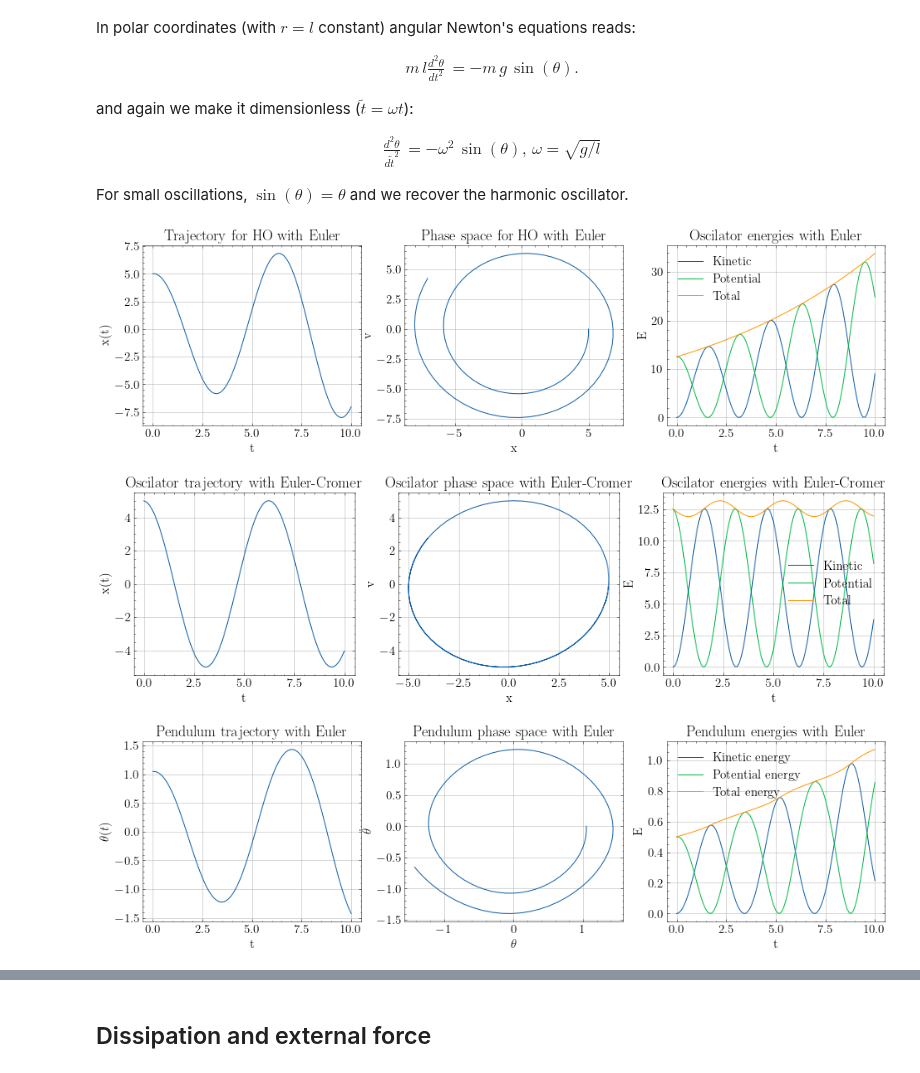
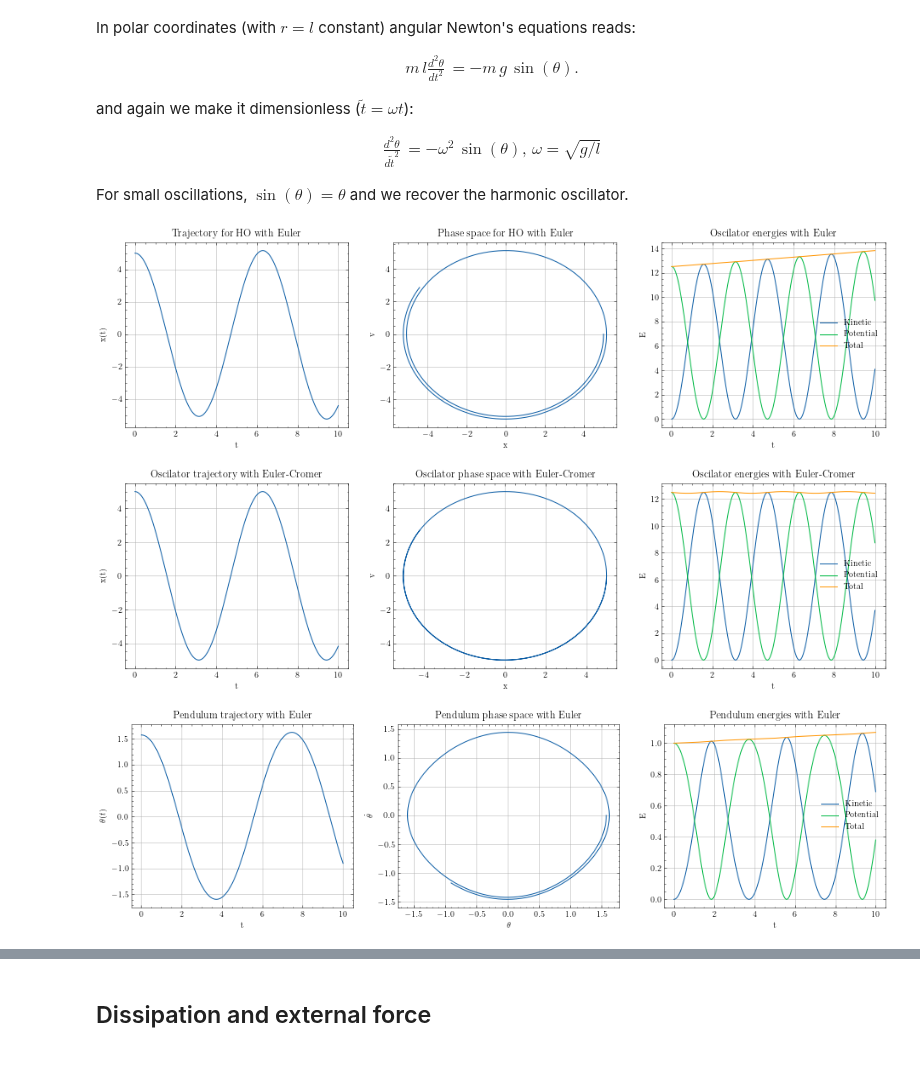
Before and after one commit to franklinzppa/fisica-computacional, a Jupyter notebook: week3.ipynb, the cells around one changed output, grey strips where cells are left out. Drawn from its saved outputs; the diff is of its cells as text; code cells hidden in the pictures.

```diff
--- a/week3.ipynb
+++ b/week3.ipynb
@@ -105,7 +105,7 @@ def energies_pend(x, v):
 # %%
 # Simple harmonic motion with Euler
 
-dt = 0.1
+dt = 0.01
 t = np.arange(0, 10.0 + dt, dt)
 m = 1.0
 k = 1.0
@@ -119,34 +119,34 @@ ke, pe, me = energies_osc(x,v)
 # Plotting
 
 plt.figure(figsize=(16,4))
 
 plt.subplot(1,3,1)
 plt.plot(t, x)
 plt.xlabel('t')
 plt.ylabel('x(t)')
 plt.title('Trajectory for HO with Euler')
 plt.grid()
 
 plt.subplot(1,3,2)
 plt.plot(x, v)
 plt.xlabel('x')
 plt.ylabel('v')
 plt.title('Phase space for HO with Euler')
 plt.grid()
 
 plt.subplot(1,3,3)
 plt.plot(t/omega_osc, ke, label='Kinetic')
 plt.plot(t/omega_osc, pe, label='Potential')
 plt.plot(t/omega_osc, me, label='Total')
 plt.xlabel('t')
 plt.ylabel('E')
 plt.title('Oscilator energies with Euler')
 plt.legend()
 plt.grid()
 
 plt.show()
 # %% [output]
-[figure, old version]
+[figure, new version]
 # %%
 # Simple harmonic motion with Euler-Cromer
 
@@ -182,11 +182,11 @@ plt.grid()
 
 plt.show()
 # %% [output]
-[figure, old version]
+[figure, new version]
 # %%
 # Pendulum with Euler
 
-initials = (np.pi/3, 0.0)
+initials = (np.pi/2, 0.0)
 g = 9.81
 l = 9.81
 omega_pend = np.sqrt(g/l)
@@ -222,7 +222,7 @@ plt.grid()
 
 plt.show()
 # %% [output]
-[figure, old version]
+[figure, new version]
 # %%
 # Pendulum with Euler-Cromer
 
```
Also changed, not shown: parts of 4 cells of this notebook, 1 other file.
